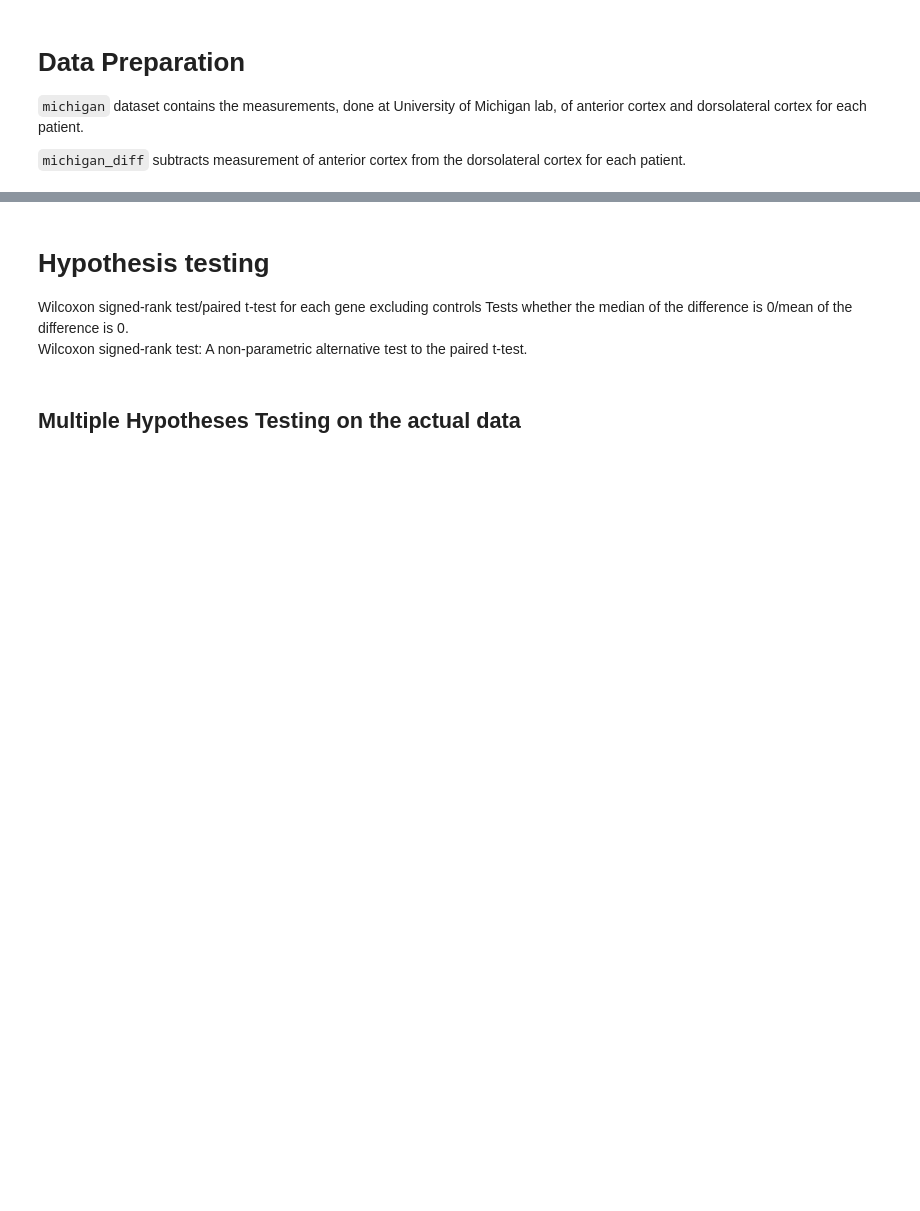
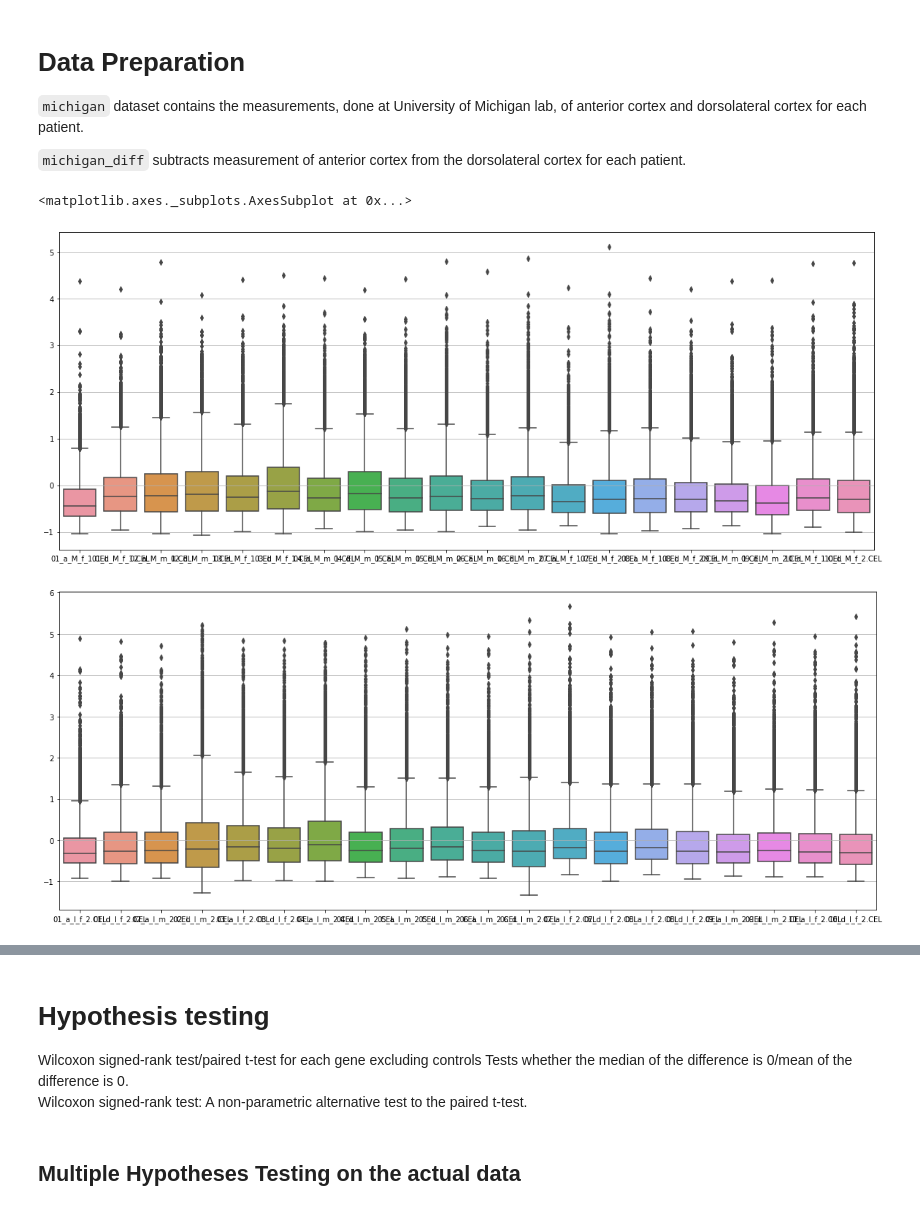
Before and after one commit to unique-subedi/604-gene-expression, a Jupyter notebook: Ahn_gene_expression_master.ipynb, the cells around one changed output, grey strips where cells are left out. Saved outputs shown, nothing was run; the diff lists cells and outputs as text; code cells hidden in the pictures; blank space fills up the shorter version.

```diff
--- a/Ahn_gene_expression_master.ipynb
+++ b/Ahn_gene_expression_master.ipynb
@@ -21,7 +22,16 @@ expression = pd.DataFrame(brain["expression"])
 genes = pd.DataFrame(brain["genes"])
 samples = pd.DataFrame(brain["samples"])
 
-# control genes
-genes_c = genes[(pd.isna(genes.sym)) & (pd.isna(genes.chrom))]
+# Select bacterial controls
+genes.at["AFFX-BioDn-3_at", 'chrom'] = float("Nan")
+genes_control = genes[['AFFX' in s for s in genes.index]]
+genes_control = genes_control[['HUM' not in s for s in genes_control.index]]
+genes_control = genes_control[['hum' not in s for s in genes_control.index]]
+genes_bac_index = genes_control[genes_control.chrom.isnull() & genes_control.sym.isnull()].index
+
+# Microarray level Normalization
+mean_bac_exp = expression[genes_bac_index].mean(axis=1)
+std_bac_exp = expression[genes_bac_index].std(axis=1)
+expression_norm =  (expression - mean_bac_exp.values[:, None]).divide(std_bac_exp, axis=0)
 # %% [output]
 Looking in indexes: https://pypi.org/simple, https://us-python.pkg.dev/colab-wheels/public/simple/
@@ -57,3 +64,17 @@ irvine = expression[(expression.index.str[5] == 'I') & (expression.index.str[3]
 irvine_diff = irvine.diff().iloc[1::2,:]
 irvine_diff.index = "patient" + irvine_diff.index.str[:2]
 #irvine_diff
+# %%
+# Microarray-wise distribution: Detected microarray-wise effects for both michigan and irvine
+# We ideally want very similar distribution(mean, std) for each microarray.
+plt.figure(figsize=(20, 8))
+plt.grid()
+sns.boxplot(data=michigan.T)
+
+plt.figure(figsize=(20, 8))
+plt.grid()
+sns.boxplot(data=irvine.T)
+# %% [output]
+<matplotlib.axes._subplots.AxesSubplot at 0x...>
+[figure, added]
+[figure, added]
```
Also changed, not shown: parts of 17 cells of this notebook.
